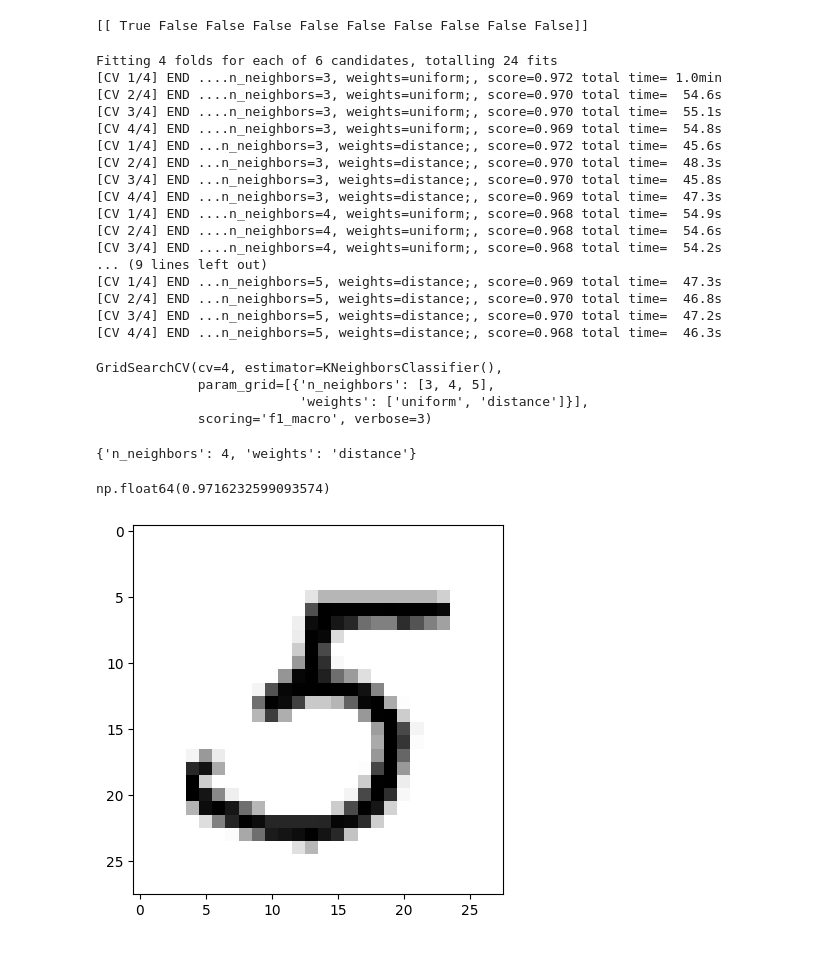
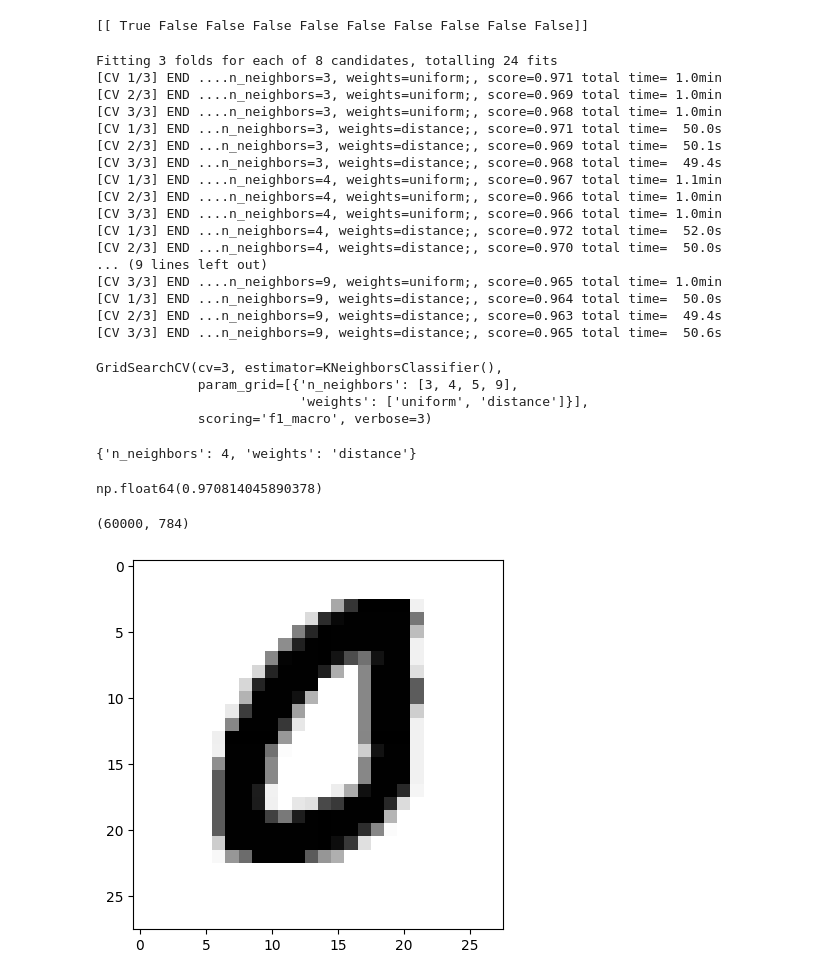
Before and after one commit to dosanchez/data-science-learning, a Jupyter notebook: exe_chpt_3.ipynb, the cells around one changed output. Drawn from its saved outputs; the diff is of its cells as text; code cells hidden in the pictures.

```diff
--- a/exe_chpt_3.ipynb
+++ b/exe_chpt_3.ipynb
@@ -47,29 +47,29 @@ print (a)
 # %%
 
 from sklearn.model_selection import GridSearchCV
-param_grid = [{'weights': ["uniform", "distance"], 'n_neighbors': [3, 4, 5]}]
-searh = GridSearchCV(knn_clf, param_grid, cv=4, verbose=3, scoring="f1_macro")
+param_grid = [{'weights': ["uniform", "distance"], 'n_neighbors': [3, 4, 5, 9]}]
+searh = GridSearchCV(knn_clf, param_grid, cv=3, verbose=3, scoring="f1_macro")
 searh.fit(X_train, y_train_multilabel)
 # %% [output]
-Fitting 4 folds for each of 6 candidates, totalling 24 fits
-[CV 1/4] END ....n_neighbors=3, weights=uniform;, score=0.972 total time= 1.0min
-[CV 2/4] END ....n_neighbors=3, weights=uniform;, score=0.970 total time=  54.6s
-[CV 3/4] END ....n_neighbors=3, weights=uniform;, score=0.970 total time=  55.1s
-[CV 4/4] END ....n_neighbors=3, weights=uniform;, score=0.969 total time=  54.8s
-[CV 1/4] END ...n_neighbors=3, weights=distance;, score=0.972 total time=  45.6s
-[CV 2/4] END ...n_neighbors=3, weights=distance;, score=0.970 total time=  48.3s
-[CV 3/4] END ...n_neighbors=3, weights=distance;, score=0.970 total time=  45.8s
-[CV 4/4] END ...n_neighbors=3, weights=distance;, score=0.969 total time=  47.3s
-[CV 1/4] END ....n_neighbors=4, weights=uniform;, score=0.968 total time=  54.9s
-[CV 2/4] END ....n_neighbors=4, weights=uniform;, score=0.968 total time=  54.6s
-[CV 3/4] END ....n_neighbors=4, weights=uniform;, score=0.968 total time=  54.2s
+Fitting 3 folds for each of 8 candidates, totalling 24 fits
+[CV 1/3] END ....n_neighbors=3, weights=uniform;, score=0.971 total time= 1.0min
+[CV 2/3] END ....n_neighbors=3, weights=uniform;, score=0.969 total time= 1.0min
+[CV 3/3] END ....n_neighbors=3, weights=uniform;, score=0.968 total time= 1.0min
+[CV 1/3] END ...n_neighbors=3, weights=distance;, score=0.971 total time=  50.0s
+[CV 2/3] END ...n_neighbors=3, weights=distance;, score=0.969 total time=  50.1s
+[CV 3/3] END ...n_neighbors=3, weights=distance;, score=0.968 total time=  49.4s
+[CV 1/3] END ....n_neighbors=4, weights=uniform;, score=0.967 total time= 1.1min
+[CV 2/3] END ....n_neighbors=4, weights=uniform;, score=0.966 total time= 1.0min
+[CV 3/3] END ....n_neighbors=4, weights=uniform;, score=0.966 total time= 1.0min
+[CV 1/3] END ...n_neighbors=4, weights=distance;, score=0.972 total time=  52.0s
+[CV 2/3] END ...n_neighbors=4, weights=distance;, score=0.970 total time=  50.0s
 ... (9 lines left out)
-[CV 1/4] END ...n_neighbors=5, weights=distance;, score=0.969 total time=  47.3s
-[CV 2/4] END ...n_neighbors=5, weights=distance;, score=0.970 total time=  46.8s
-[CV 3/4] END ...n_neighbors=5, weights=distance;, score=0.970 total time=  47.2s
-[CV 4/4] END ...n_neighbors=5, weights=distance;, score=0.968 total time=  46.3s
+[CV 3/3] END ....n_neighbors=9, weights=uniform;, score=0.965 total time= 1.0min
+[CV 1/3] END ...n_neighbors=9, weights=distance;, score=0.964 total time=  50.0s
+[CV 2/3] END ...n_neighbors=9, weights=distance;, score=0.963 total time=  49.4s
+[CV 3/3] END ...n_neighbors=9, weights=distance;, score=0.965 total time=  50.6s
-GridSearchCV(cv=4, estimator=KNeighborsClassifier(),
-             param_grid=[{'n_neighbors': [3, 4, 5],
+GridSearchCV(cv=3, estimator=KNeighborsClassifier(),
+             param_grid=[{'n_neighbors': [3, 4, 5, 9],
                           'weights': ['uniform', 'distance']}],
              scoring='f1_macro', verbose=3)
 # %%
@@ -79,19 +79,34 @@ searh.best_params_
 # %%
 searh.best_score_
 # %% [output]
-np.float64(0.9716232599093574)
+np.float64(0.970814045890378)
+# %%
+np.shape(X_train)
+# %% [output]
+(60000, 784)
+# %%
+aug_base = X_train.to_numpy().reshape(60000, 28, 28)
+# %%
+X_train_to_right = np.roll(aug_base, 1, axis=2)
+X_train_to_left = np.roll(aug_base, -1, axis=2)
+X_train_to_up = np.roll(aug_base, 1, axis=1)
+X_train_to_down = np.roll(aug_base, -1, axis=1)
+# %%
+list_of_numbers = [aug_base, X_train_to_right, X_train_to_left, X_train_to_up, X_train_to_down]
 # %%
+from IPython.display import clear_output
+import random
 import time
-import random
-from IPython.display import clear_output
+import matplotlib as mpl
+import matplotlib.pyplot as plt
 for i in range(10):
-  image = random.randint(0, 60000)
-  some_digit = X.iloc[image]
-  some_digit_image = some_digit.to_numpy().reshape(28, 28)
-  plt.imshow(some_digit_image, cmap = mpl.cm.binary, interpolation = "nearest")
-  #plt.axis("off")
-  plt.show()
-  time.sleep(1) # Pause 1 second
-  clear_output(wait=True)
+  image = random.randint(0, 59999)
+  for j in list_of_numbers:
+    plt.imshow(j[image], cmap = mpl.cm.binary, interpolation = "nearest")
+    #plt.axis("off")
+    plt.show()
+    time.sleep(0.5)
+    # Clear the output of the current cell
+    clear_output(wait=True)
 # %% [output]
-[figure, old version]
+[figure, new version]
```
Also changed, not shown: parts of 1 cell of this notebook.
